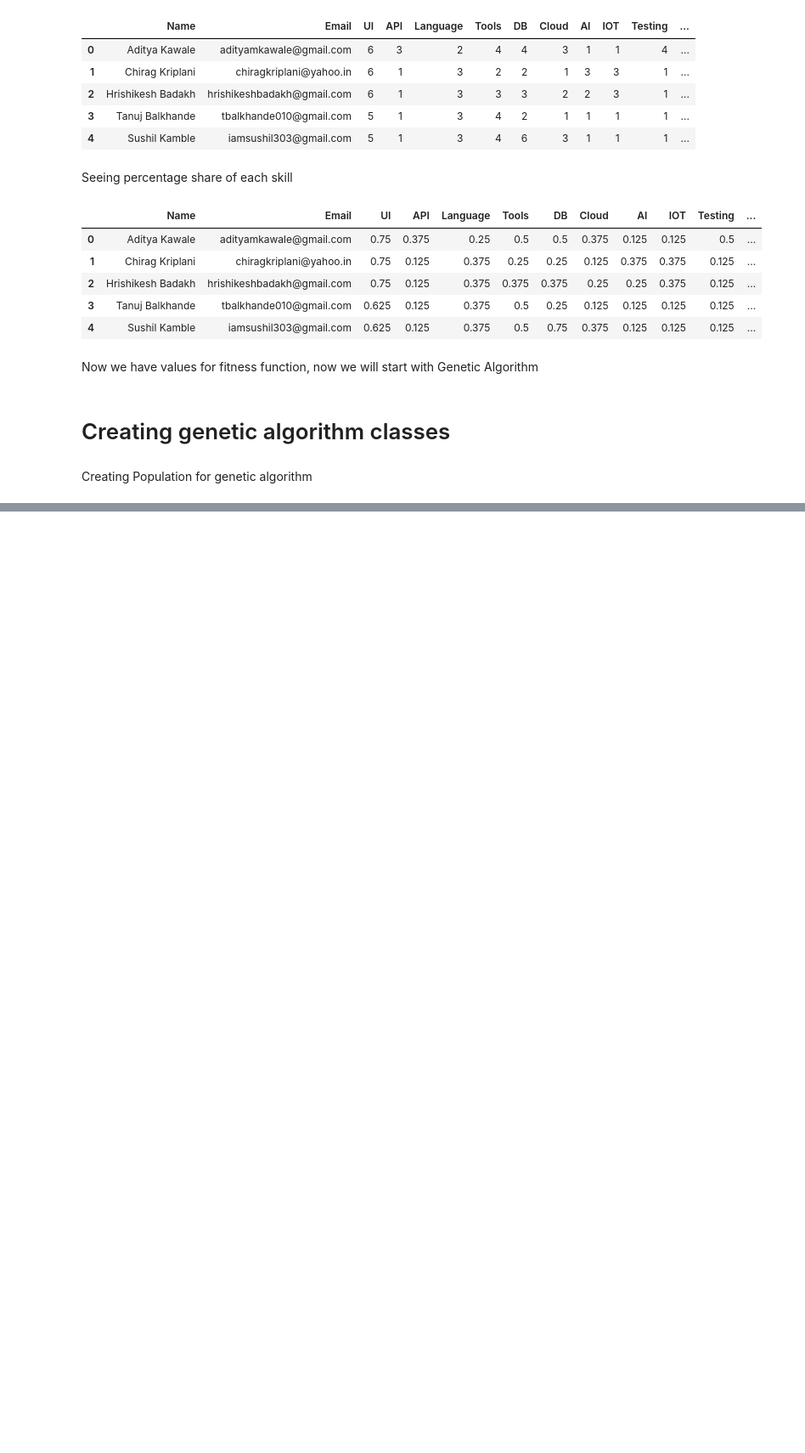
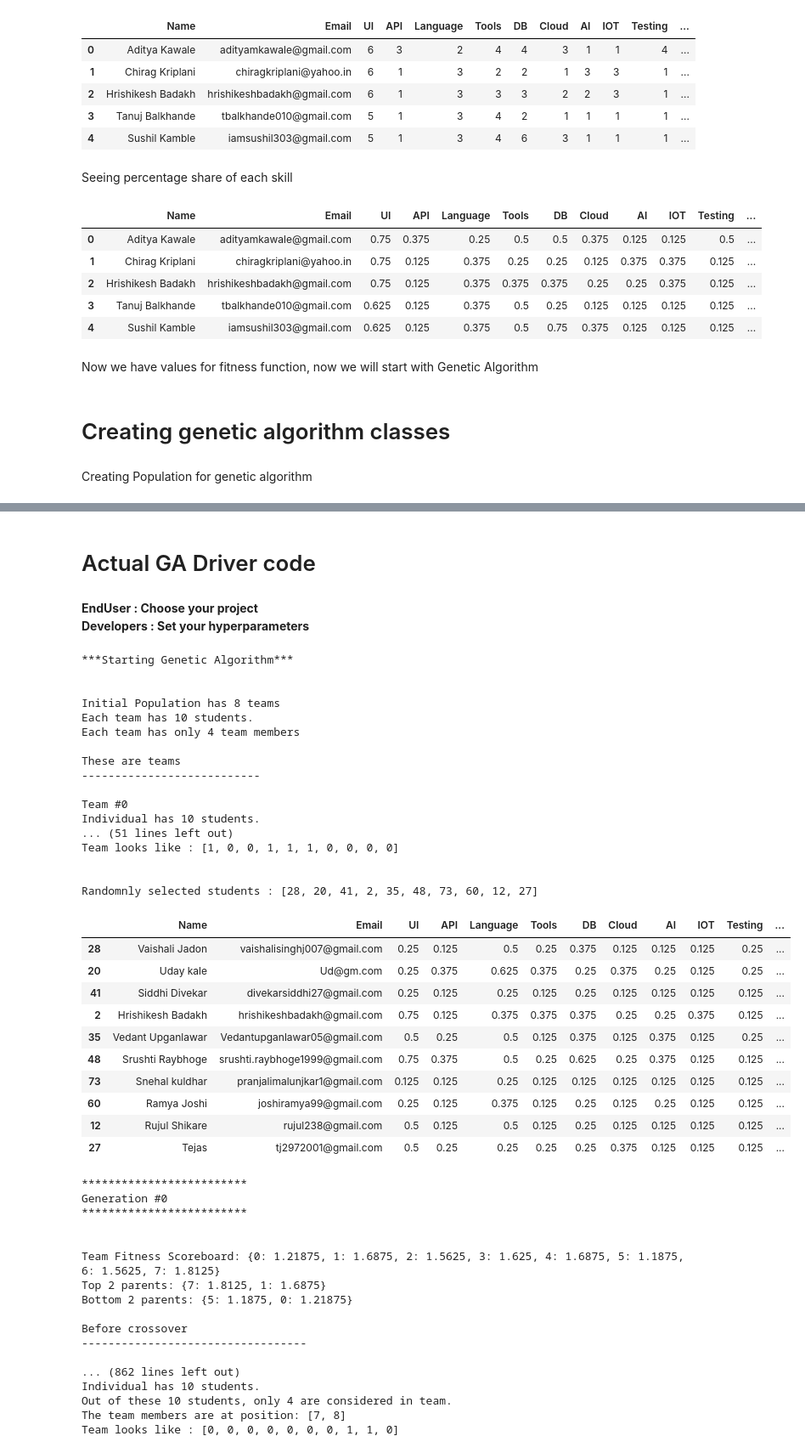
Before and after one commit to aditya26091999/best-team-prediction-genetic-algorithm, a Jupyter notebook: genetic_algorithm_teamselection.ipynb, the cells around one changed output, grey strips where cells are left out. Shown at 85% size. Saved outputs shown, nothing was run; the diff lists cells and outputs as text; code cells hidden in the pictures; blank space fills up the shorter version.

Commit message:
SCOA_Final_Submission

```diff
--- a/genetic_algorithm_teamselection.ipynb
+++ b/genetic_algorithm_teamselection.ipynb
@@ -13,7 +17,7 @@ import random as rn
 Requirement already satisfied: termcolor in /usr/local/lib/python3.7/dist-packages (1.1.0)
 # %%
 #loading the dataset from Github folder
-datasetUrl = 'https://raw.githubusercontent.com/aditya26091999/genetic-algo-team-selection/master/SCOA_Dataset.csv?token=AMREUDFFUSQ4AQGENVAWS4DAXME7Q'
+datasetUrl = 'https://raw.githubusercontent.com/aditya26091999/genetic-algo-team-selection/master/SCOA_Dataset.csv?token=AMREUDDVJU5V7C4F63OWOS3AZWFSM'
 dataset = pd.read_csv(datasetUrl)
 
 #checking the dataset loaded from Github
@@ -68,24 +71,0 @@ Preprocessed dataset shape : (78, 12)
-# %%
-genome_columns = ['Name','Email','FrontEnd','BackEnd','Databases','Testing','Cloud','AI','IOT','ProjectManagement']
-skill_set = ['FrontEnd','BackEnd','Databases','Testing','Cloud','AI','IOT','ProjectManagement']
-genome_dataset = pd.DataFrame(columns=genome_columns)
-
-for student in dataset.values:
-  student_name = student[0]
-  student_email= student[1]
-  student_skillset = student[11].replace(" ","").split(',')
-  temp_dict = dict()
-  temp_dict['Name'] = student_name
-  temp_dict['Email'] = student_email
-  for i in skill_set:
-    if i in student_skillset:
-      temp_dict[i]=1
-    else:
-      temp_dict[i]=0
-  genome_dataset = genome_dataset.append(temp_dict,ignore_index=True)
-
-display(genome_dataset.head())
-
-print(colored("\nShape of genome dataframe : {}".format(str(genome_dataset.shape)),"blue"))
-
-display(genome_dataset.describe().T)
@@ -321,0 +336,2 @@ p.checkFittest(projects[0])
+# %% [markdown]
+# Actual GA Driver code
@@ -321,0 +395,52 @@ p.checkFittest(projects[0])
+# %% [markdown]
+**EndUser : Choose your project**<br>
+**Developers : Set your hyperparameters**
+# %%
+projectSelected = projects[2]
+output = geneticAlgorithm(populationSize=8,total_students=10,teamSize=4,project=projectSelected,cr_ratio=2,mt_ratio=1,generationCount=10)
+# %% [output]
+***Starting Genetic Algorithm***
+
+
+Initial Population has 8 teams
+Each team has 10 students.
+Each team has only 4 team members
+
+These are teams
+---------------------------
+
+Team #0
+Individual has 10 students.
+... (51 lines left out)
+Team looks like : [1, 0, 0, 1, 1, 1, 0, 0, 0, 0]
+
+
+Randomnly selected students : [28, 20, 41, 2, 35, 48, 73, 60, 12, 27]
+|  | Name | Email | UI | API | Language | Tools | DB | Cloud | AI | IOT | Testing | ... |
+| 28 | Vaishali Jadon | vaishalisinghj007@gmail.com | 0.25 | 0.125 | 0.5 | 0.25 | 0.375 | 0.125 | 0.125 | 0.125 | 0.25 | ... |
+| 20 | Uday kale | Ud@gm.com | 0.25 | 0.375 | 0.625 | 0.375 | 0.25 | 0.375 | 0.25 | 0.125 | 0.25 | ... |
+| 41 | Siddhi Divekar | divekarsiddhi27@gmail.com | 0.25 | 0.125 | 0.25 | 0.125 | 0.25 | 0.125 | 0.125 | 0.125 | 0.125 | ... |
+| 2 | Hrishikesh Badakh | hrishikeshbadakh@gmail.com | 0.75 | 0.125 | 0.375 | 0.375 | 0.375 | 0.25 | 0.25 | 0.375 | 0.125 | ... |
+| 35 | Vedant Upganlawar | Vedantupganlawar05@gmail.com | 0.5 | 0.25 | 0.5 | 0.125 | 0.375 | 0.125 | 0.375 | 0.125 | 0.25 | ... |
+| 48 | Srushti Raybhoge | srushti.raybhoge1999@gmail.com | 0.75 | 0.375 | 0.5 | 0.25 | 0.625 | 0.25 | 0.375 | 0.125 | 0.125 | ... |
+| 73 | Snehal kuldhar | pranjalimalunjkar1@gmail.com | 0.125 | 0.125 | 0.25 | 0.125 | 0.125 | 0.125 | 0.125 | 0.125 | 0.125 | ... |
+| 60 | Ramya Joshi | joshiramya99@gmail.com | 0.25 | 0.125 | 0.375 | 0.125 | 0.25 | 0.125 | 0.25 | 0.125 | 0.125 | ... |
+| 12 | Rujul Shikare | rujul238@gmail.com | 0.5 | 0.125 | 0.5 | 0.125 | 0.25 | 0.125 | 0.125 | 0.125 | 0.125 | ... |
+| 27 | Tejas | tj2972001@gmail.com | 0.5 | 0.25 | 0.25 | 0.25 | 0.25 | 0.375 | 0.125 | 0.125 | 0.125 | ... |
+*************************
+Generation #0
+*************************
+
+
+Team Fitness Scoreboard: {0: 1.21875, 1: 1.6875, 2: 1.5625, 3: 1.625, 4: 1.6875, 5: 1.1875, 6: 1.5625, 7: 1.8125}
+Top 2 parents: {7: 1.8125, 1: 1.6875}
+Bottom 2 parents: {5: 1.1875, 0: 1.21875}
+
+Before crossover
+----------------------------------
+
+... (862 lines left out)
+Individual has 10 students.
+Out of these 10 students, only 4 are considered in team.
+The team members are at position: [7, 8]
+Team looks like : [0, 0, 0, 0, 0, 0, 0, 1, 1, 0]
```
Also changed, not shown: parts of 23 cells of this notebook.
